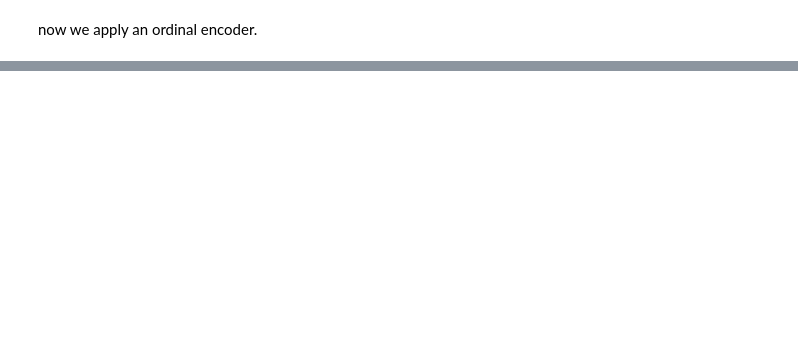
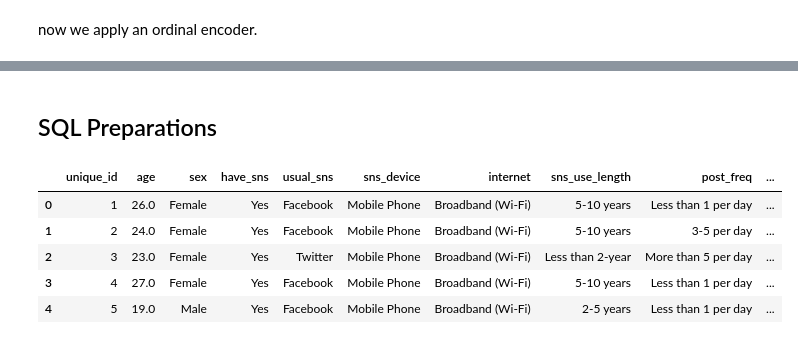
Before and after one commit to hirnas/cpsc368tp, a Jupyter notebook: code/half-way_submission.ipynb, the cells around one changed output, grey strips where cells are left out. Cells and saved outputs as stored; diff of their text form; code cells hidden in the pictures; blank space fills up the shorter version.

```diff
--- a/code/half-way_submission.ipynb
+++ b/code/half-way_submission.ipynb
@@ -377,3 +377,37 @@ sns_wellbeing
 age               [26.0, 24.0, 23.0, 27.0, 19.0, 25.0, 20.0, 30.0, 34.0, 28.0, 22.0, 40.0, 35.0, 21.0, 39.0, 33.0, 32.0, 42.0, 48.0, 38.0, 44.0, 31.0, 36.0, 49.0, 37.0, 43.0]
 sex                                                                                                                                                             [Female, Male]
 dtype: object
+# %% [markdown]
+## SQL Preparations
+# %%
+def sql_preprocessing(df, id_col='unique_id'):
+    """
+    preprocesses the data frame by creating a unique identifier column with sequential numbers,
+    converting 'age' to numeric and 'sex' to string, and
+    reordering columns so that the unique identifier, 'age', and 'sex' appear first.
+    """
+    # Create a unique identifier column
+    df = df.reset_index(drop=True)
+    df[id_col] = df.index + 1
+
+    # Ensure consistent data types for the keys
+    df['age'] = pd.to_numeric(df['age'], errors='coerce')
+    df['sex'] = df['sex'].astype(str)
+
+    # Reorder the columns with unique_id, age, and sex first
+    ordered_cols = [id_col, 'age', 'sex'] + [col for col in df.columns if col not in [id_col, 'age', 'sex']]
+    df = df[ordered_cols]
+
+    return df
+
+sm_df_cleaned = sql_preprocessing(sm_df_cleaned)
+mh_df_cleaned = sql_preprocessing(mh_df_cleaned)
+# %%
+sm_df_cleaned.head()
+# %% [output]
+|  | unique_id | age | sex | have_sns | usual_sns | sns_device | internet | sns_use_length | post_freq | ... |
+| 0 | 1 | 26.0 | Female | Yes | Facebook | Mobile Phone | Broadband (Wi-Fi) | 5-10 years | Less than 1 per day | ... |
+| 1 | 2 | 24.0 | Female | Yes | Facebook | Mobile Phone | Broadband (Wi-Fi) | 5-10 years | 3-5 per day | ... |
+| 2 | 3 | 23.0 | Female | Yes | Twitter | Mobile Phone | Broadband (Wi-Fi) | Less than 2-year | More than 5 per day | ... |
+| 3 | 4 | 27.0 | Female | Yes | Facebook | Mobile Phone | Broadband (Wi-Fi) | 5-10 years | Less than 1 per day | ... |
+| 4 | 5 | 19.0 | Male | Yes | Facebook | Mobile Phone | Broadband (Wi-Fi) | 2-5 years | Less than 1 per day | ... |
```
Also changed, not shown: parts of 13 cells of this notebook, 1 other file.
